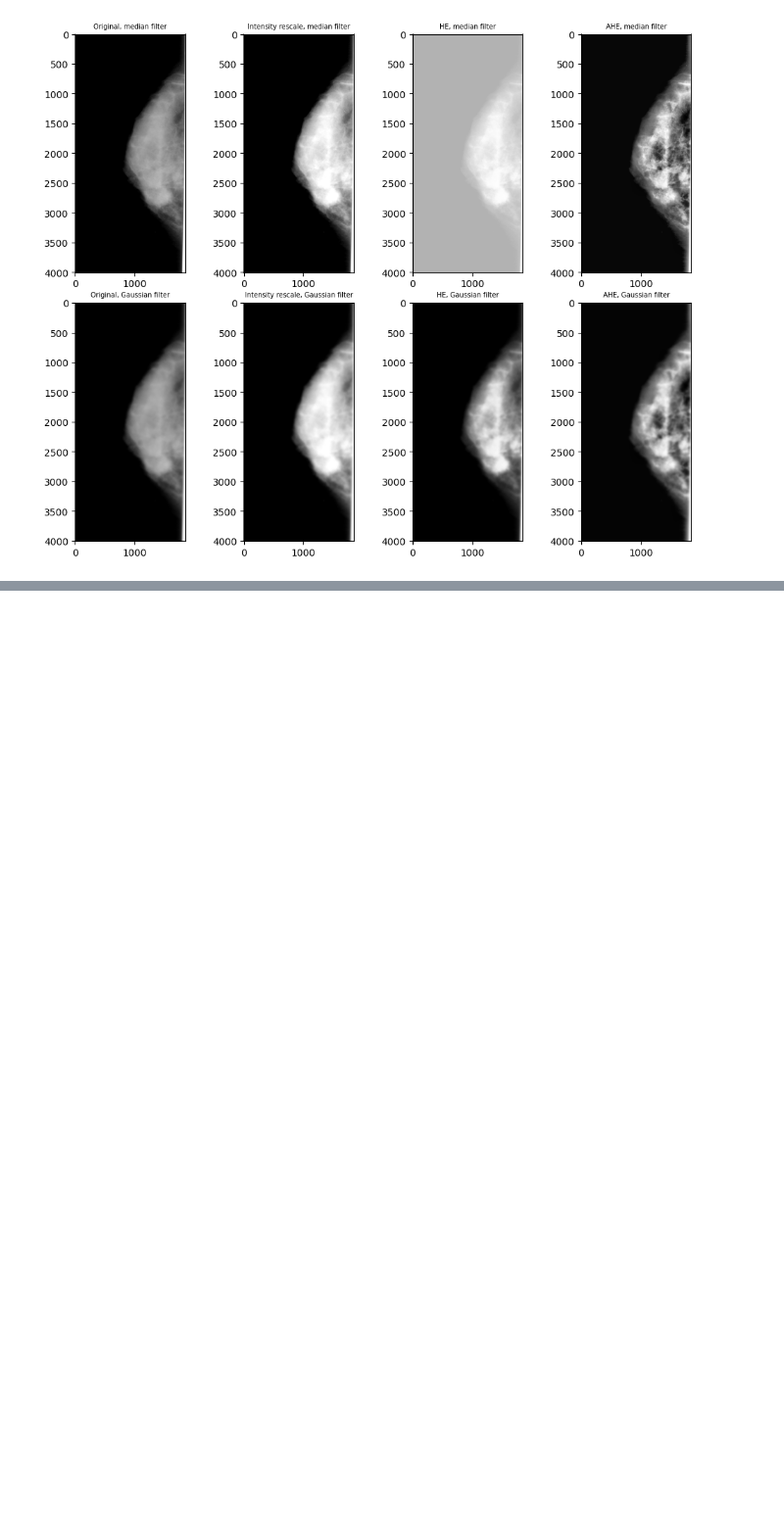
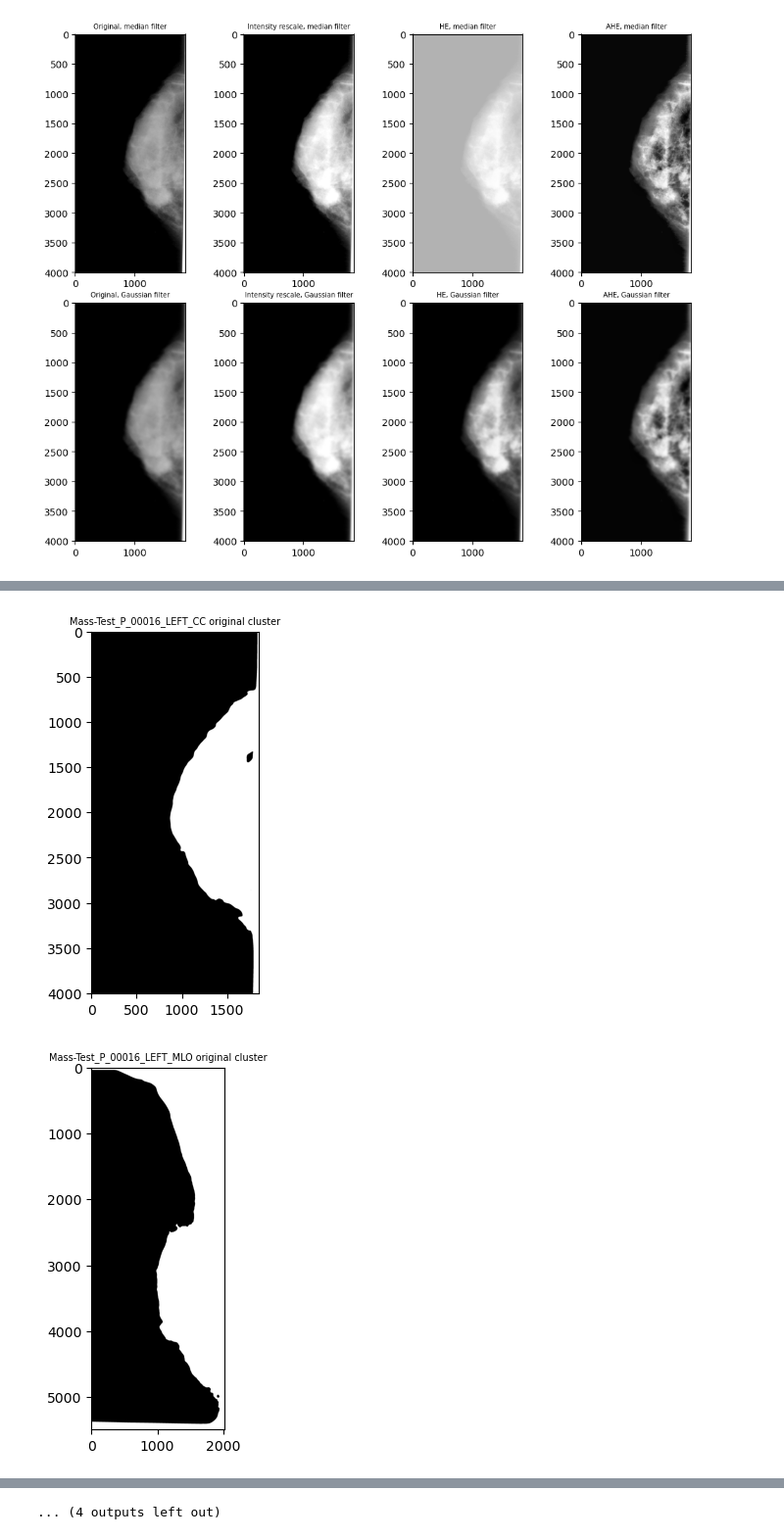
Before and after one commit to alexacalkhoven/BMEN509-FinalProject, a Jupyter notebook: cluster_segmentation.ipynb, the cells around one changed output, grey strips where cells are left out. Shown: that part at 98% size. Cells and saved outputs as stored; diff of their text form; code cells hidden in the pictures; blank space fills up the shorter version.

Commit message:
progress of my flawed clustered algorithm

```diff
--- a/cluster_segmentation.ipynb
+++ b/cluster_segmentation.ipynb
@@ -253,3 +253,62 @@ plt.show()
 # possibly increase k value
 # establish which filters are ideal for this type of segmentation
 # apply DICE, etc.
+# %%
+import glob
+
+root_dir = "./MassImages/"
+key = "full mammogram images"
+
+all_files = glob.glob("MassImages/**/*.dcm", recursive=True)
+filenames = [file for file in all_files if key in file]
+# %%
+import numpy as np
+from skimage import exposure
+from scipy.ndimage import gaussian_filter
+from skimage.filters import sobel
+from skimage import segmentation
+import pydicom
+import matplotlib.pyplot as plt
+import cv2
+
+def cluster_based_segmentation(filename):
+    # Load image
+    RefDs = pydicom.read_file(filename)
+    ConstPixelDims = (int(RefDs.Rows), int(RefDs.Columns))
+    image = np.zeros(ConstPixelDims, dtype=RefDs.pixel_array.dtype)
+    image[:, :] = RefDs.pixel_array
+
+    # Intensity rescaling
+    p2, p98 = np.percentile(image, (2, 98))
+    image_rescale = exposure.rescale_intensity(image, in_range=(p2, p98))
+
+    # Gaussian filter
+    image_gaussian = gaussian_filter(image_rescale, sigma=12)
+
+    # Apply K-means clustering with 2 clusters
+    Z = np.float32(image_gaussian.reshape((-1, 1)))
+    criteria = (cv2.TERM_CRITERIA_EPS + cv2.TERM_CRITERIA_MAX_ITER, 10, 1.0)
+    ret, label, center = cv2.kmeans(Z, 2, None, criteria, 10, cv2.KMEANS_RANDOM_CENTERS)
+
+    # Reshape the clustered_pixels array back to the original image dimensions
+    segmented_image = label.reshape(image_gaussian.shape)
+
+    # Swap cluster labels if the darker cluster has higher mean intensity
+    if np.mean(segmented_image) > 0.5:
+        segmented_image = np.logical_not(segmented_image)
+
+    # Display
+    display_name = filename.split('\\')[1]
+    plt.title(display_name + " original cluster", fontsize=7)
+    plt.imshow(segmented_image, plt.cm.gray)
+    plt.show()
+
+# get sample files
+# filenames = ["MassImages\\Mass-Test_P_00037_RIGHT_CC\\10-04-2016-DDSM-NA-74559\\1.000000-full mammogram images-82316\\1-1.dcm", "MassImages\\Mass-Test_P_00066_LEFT_MLO\\10-04-2016-DDSM-NA-98300\\1.000000-full mammogram images-90349\\1-1.dcm", "MassImages\\Mass-Test_P_00116_RIGHT_MLO\\10-04-2016-DDSM-NA-99311\\1.000000-full mammogram images-87253\\1-1.dcm", "MassImages\\Mass-Test_P_00194_RIGHT_CC\\10-04-2016-DDSM-NA-52705\\1.000000-full mammogram images-16033\\1-1.dcm"]
+# filenames = ["MassImages\\Mass-Test_P_00194_RIGHT_CC\\10-04-2016-DDSM-NA-52705\\1.000000-full mammogram images-16033\\1-1.dcm"]
+
+for file in filenames:
+    cluster_based_segmentation(file)
+# %% [output]
+[figure, added]
+[figure, added]
@@ -255,0 +325 @@ plt.show()
+... (4 outputs left out)
```
Also changed, not shown: parts of 10 cells of this notebook.
